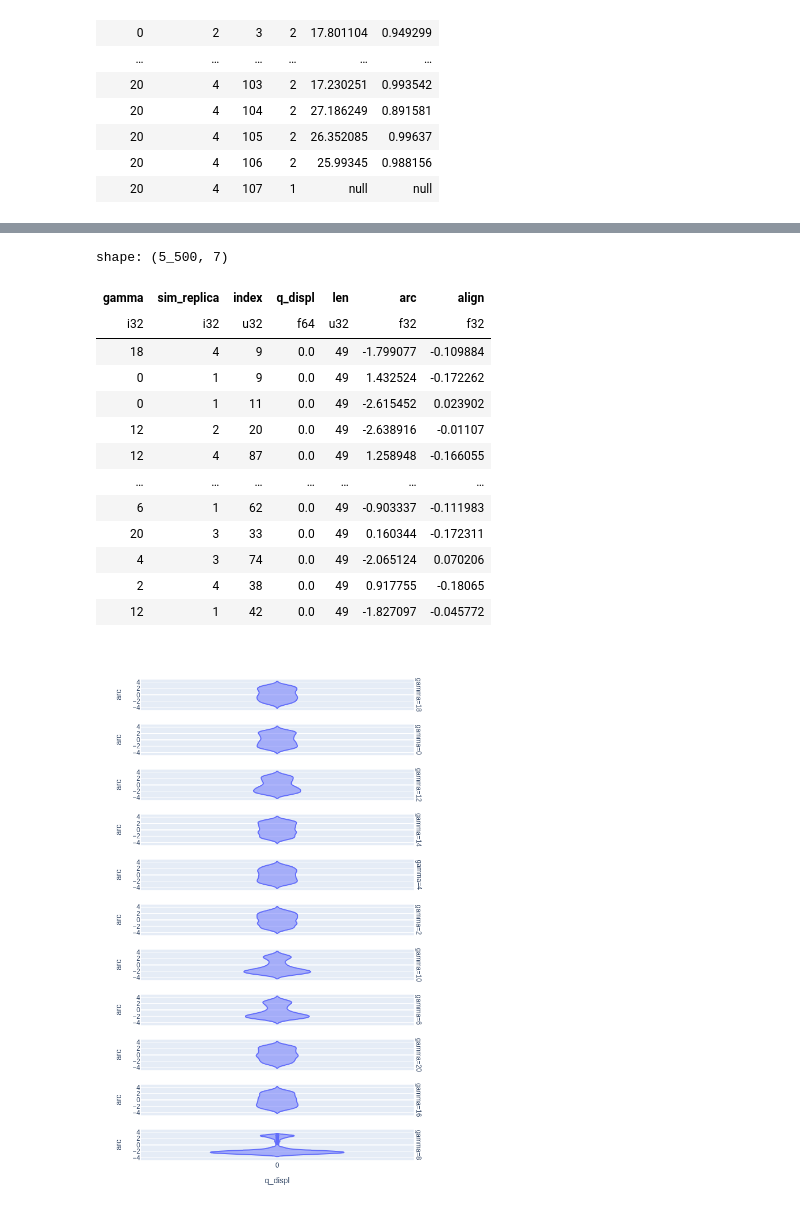
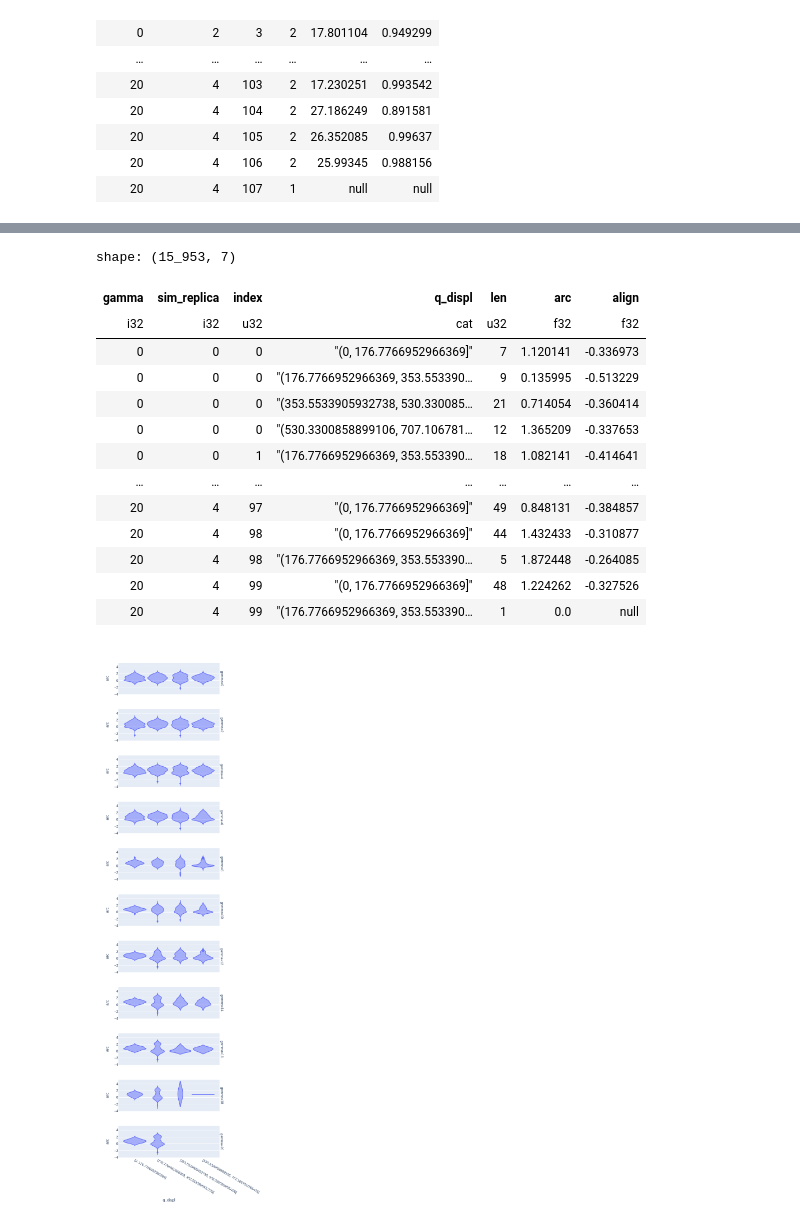
Before and after one commit to aleferna12/cellula-rs, a Jupyter notebook: analyses/cluster_speed.ipynb, the cells around one changed output, grey strips where cells are left out. Saved outputs shown, nothing was run; the diff lists cells and outputs as text; code cells hidden in the pictures.

```diff
--- a/analyses/cluster_speed.ipynb
+++ b/analyses/cluster_speed.ipynb
@@ -390,27 +390,15 @@ fig.add_trace(go.Scatter(
 # %%
-displ_cuts = np.linspace(0, (2 * 500 ** 2) ** 0.5, 1)
+displ_cuts = np.linspace(0, (2 * 500 ** 2) ** 0.5, 5)
 time_cuts = np.arange(1e7, celldf["wtime"].max() + 5e5, 5e5)
 
 arcdf = celldf\
     .filter(pl.col("wtime") > 1e7)\
     .with_columns(
-        q_displ=pl.col("displ")\
-            .cut(
-                displ_cuts[1:],
-                labels=displ_cuts.astype(str)
-            )\
-            .cast(str)
-            .cast(pl.Float64),
-        q_time=pl.col("wtime")\
-            .cut(
-                time_cuts[1:],
-                labels=time_cuts.astype(str)
-            )\
-            .cast(str)
-            .cast(pl.Float64)
+        q_displ=pl.col("displ").cut(displ_cuts),
+        q_time=pl.col("wtime").cut(time_cuts)
     )\
-    .sort("wtime")\
-    .group_by(["gamma", "sim_replica", "index", "q_displ"])\
+    .sort(["gamma", "sim_replica", "index", "displ"])\
+    .group_by(["gamma", "sim_replica", "index", "q_displ"], maintain_order=True)\
     .agg(
         pl.len(),
         arc=circmean(pl.arctan2(
@@ -421,31 +409,31 @@ arcdf = celldf\
     )
 arcdf
 # %% [output]
-shape: (5_500, 7)
+shape: (15_953, 7)
 | gamma | sim_replica | index | q_displ | len | arc | align |
-| i32 | i32 | u32 | f64 | u32 | f32 | f32 |
-| 18 | 4 | 9 | 0.0 | 49 | -1.799077 | -0.109884 |
-| 0 | 1 | 9 | 0.0 | 49 | 1.432524 | -0.172262 |
-| 0 | 1 | 11 | 0.0 | 49 | -2.615452 | 0.023902 |
-| 12 | 2 | 20 | 0.0 | 49 | -2.638916 | -0.01107 |
-| 12 | 4 | 87 | 0.0 | 49 | 1.258948 | -0.166055 |
+| i32 | i32 | u32 | cat | u32 | f32 | f32 |
+| 0 | 0 | 0 | "(0, 176.7766952966369]" | 7 | 1.120141 | -0.336973 |
+| 0 | 0 | 0 | "(176.7766952966369, 353.553390… | 9 | 0.135995 | -0.513229 |
+| 0 | 0 | 0 | "(353.5533905932738, 530.330085… | 21 | 0.714054 | -0.360414 |
+| 0 | 0 | 0 | "(530.3300858899106, 707.106781… | 12 | 1.365209 | -0.337653 |
+| 0 | 0 | 1 | "(176.7766952966369, 353.553390… | 18 | 1.082141 | -0.414641 |
 | … | … | … | … | … | … | … |
-| 6 | 1 | 62 | 0.0 | 49 | -0.903337 | -0.111983 |
-| 20 | 3 | 33 | 0.0 | 49 | 0.160344 | -0.172311 |
-| 4 | 3 | 74 | 0.0 | 49 | -2.065124 | 0.070206 |
-| 2 | 4 | 38 | 0.0 | 49 | 0.917755 | -0.18065 |
-| 12 | 1 | 42 | 0.0 | 49 | -1.827097 | -0.045772 |
+| 20 | 4 | 97 | "(0, 176.7766952966369]" | 49 | 0.848131 | -0.384857 |
+| 20 | 4 | 98 | "(0, 176.7766952966369]" | 44 | 1.432433 | -0.310877 |
+| 20 | 4 | 98 | "(176.7766952966369, 353.553390… | 5 | 1.872448 | -0.264085 |
+| 20 | 4 | 99 | "(0, 176.7766952966369]" | 48 | 1.224262 | -0.327526 |
+| 20 | 4 | 99 | "(176.7766952966369, 353.553390… | 1 | 0.0 | null |
 # %%
 px.violin(
     arcdf,
     x="q_displ",
     y="arc",
     facet_row="gamma",
     violinmode="overlay",
-    height=1000
-)
+    height=2000
+).update_traces(width=1)
 # %% [output]
-[figure, old version]
+[figure, new version]
 # %%
 px.violin(
     arcdf,
```
Also changed, not shown: parts of 15 cells of this notebook, 1 other file.
